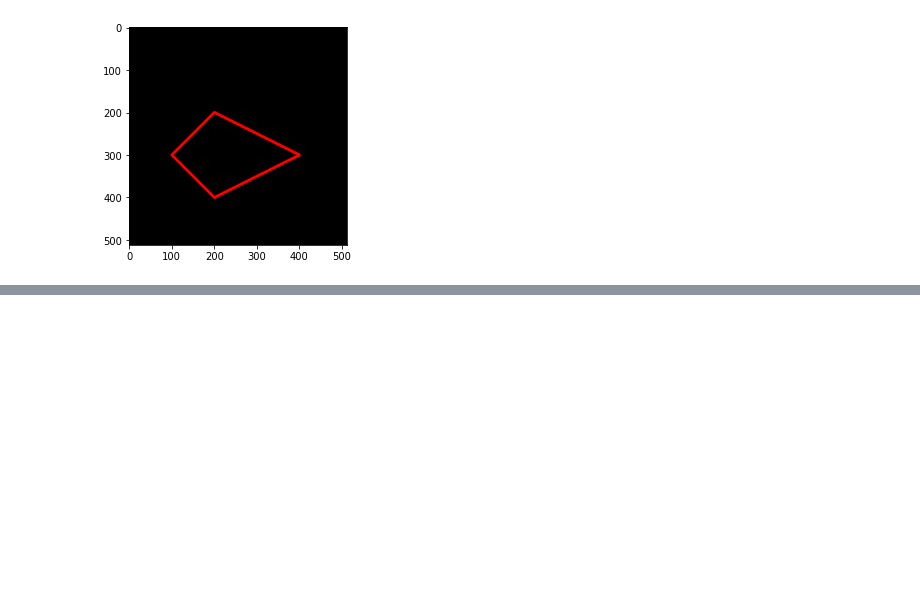
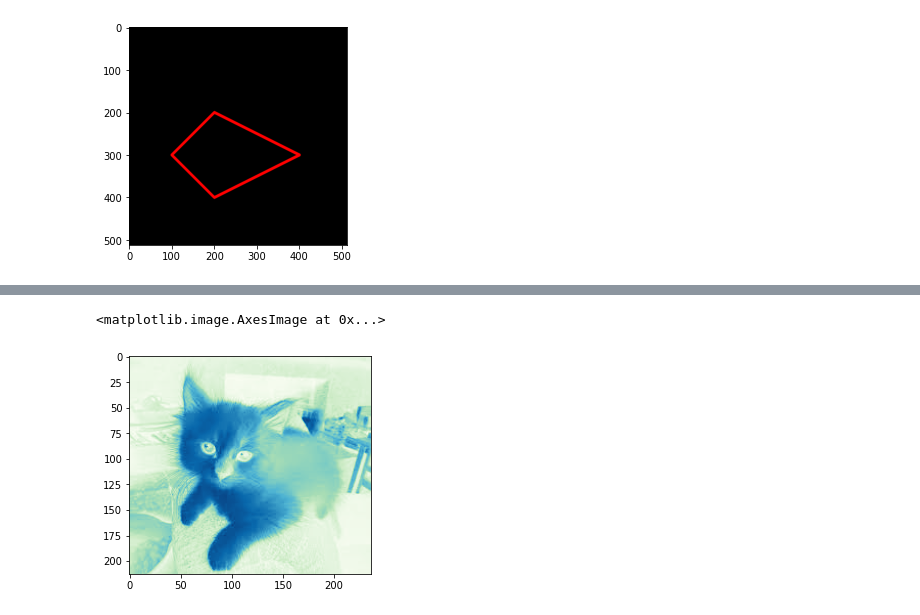
Before and after one commit to faizarindra/PCVK_Genap_2023, a Jupyter notebook: Week2.ipynb, the cells around one changed output, grey strips where cells are left out. Saved outputs shown, nothing was run; the diff lists cells and outputs as text; code cells hidden in the pictures; blank space fills up the shorter version.

```diff
--- a/Week2.ipynb
+++ b/Week2.ipynb
@@ -127,0 +134,5 @@ plt.imshow(black_pais2)
+# %%
+plt.imshow(pais_gray,cmap='GnBu')
+# %% [output]
+<matplotlib.image.AxesImage at 0x...>
+[figure, added]
```
Also changed, not shown: parts of 12 cells of this notebook.
